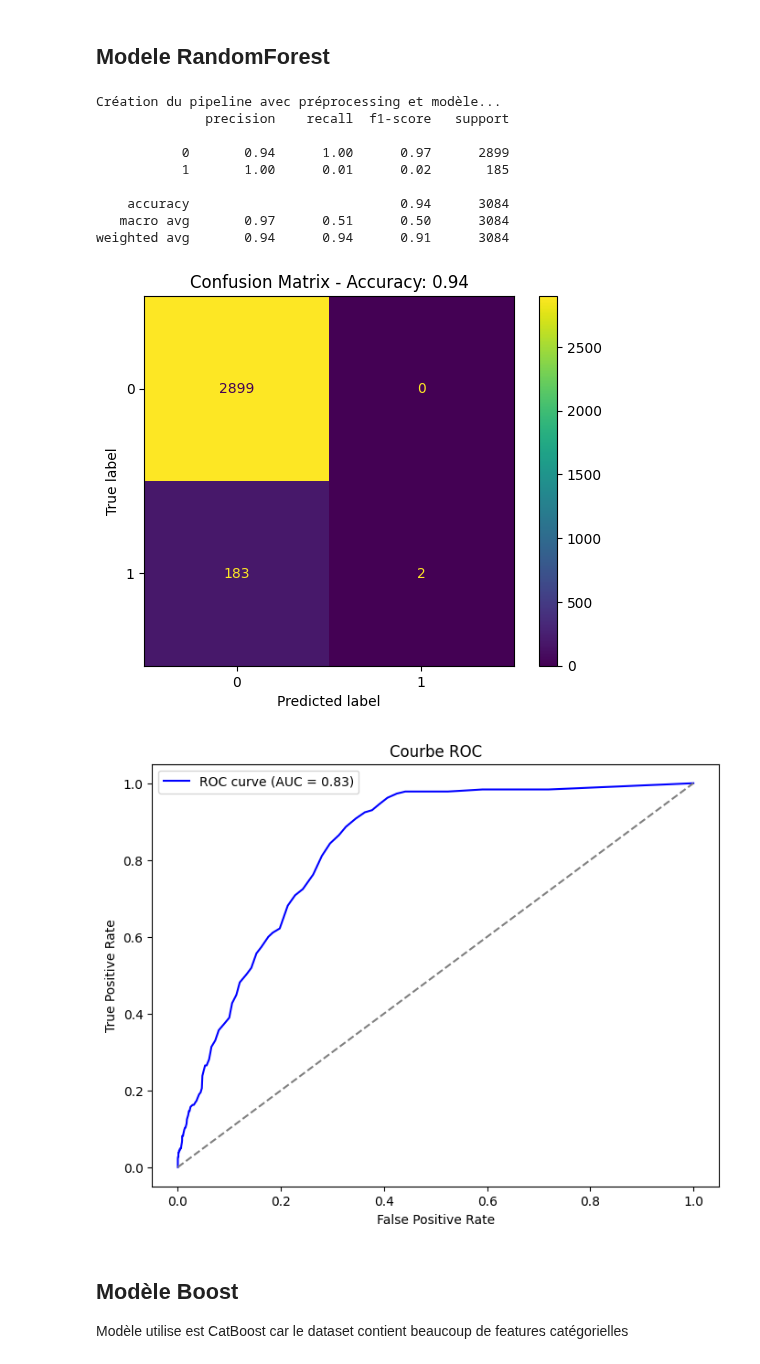
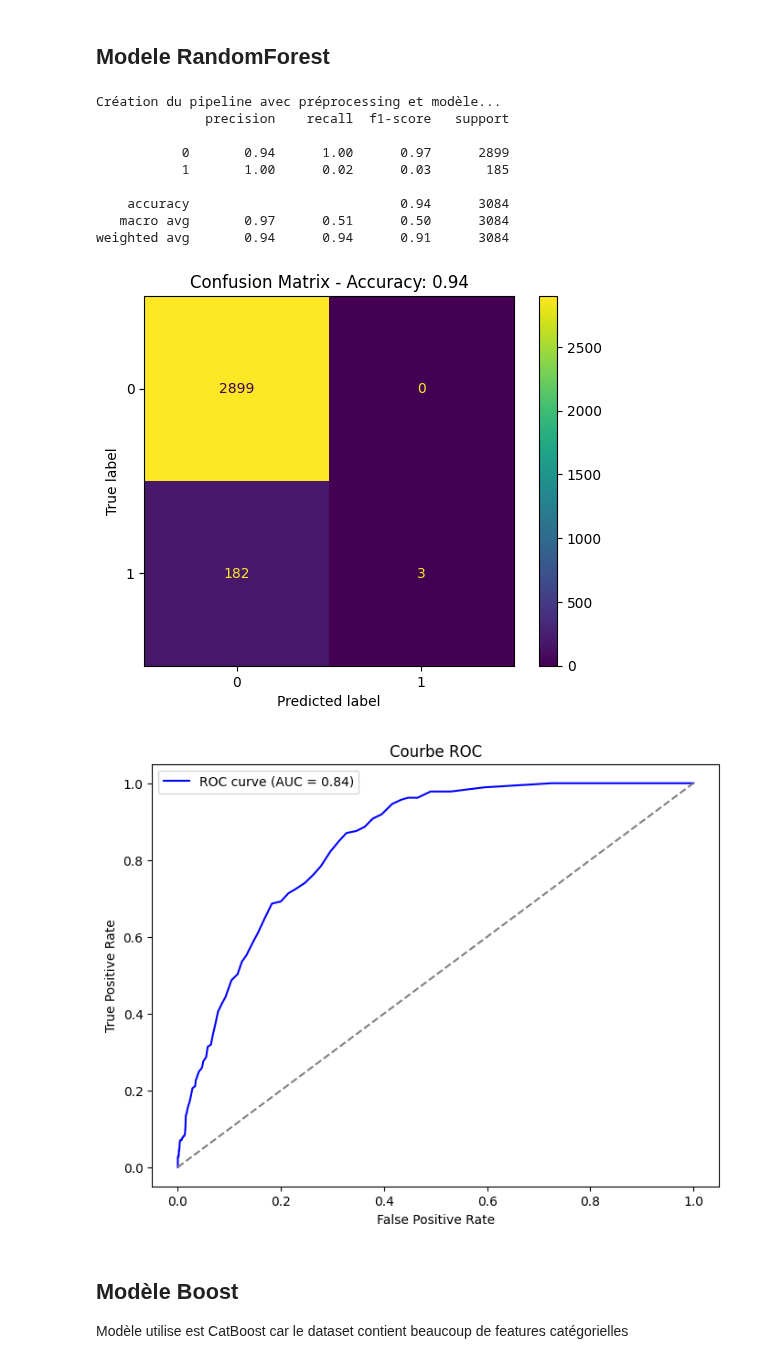
Before and after one commit to djamaliAliBahaBakar/insurance-fraud-detection, a Jupyter notebook: Projet_End_To_End_ML.ipynb, the cells around one changed output. Saved outputs shown, nothing was run; the diff lists cells and outputs as text; code cells hidden in the pictures.

```diff
--- a/Projet_End_To_End_ML.ipynb
+++ b/Projet_End_To_End_ML.ipynb
@@ -305,12 +297,9 @@ cat_colums 24
 # %%
 numeric_columns = ['WeekOfMonth', 'WeekOfMonthClaimed', 'Deductible', 'DriverRating', 'Year']
 age_column = ['Age'] # Imputer special pour age
+make_column = ["Make"]
 categoric_one_hot_columns = ["AccidentArea", "Sex", "MaritalStatus", "Fault", "PolicyType",
-                             "VehicleCategory", "AgentType", "BasePolicy","PoliceReportFiled","WitnessPresent", "Make"]
+                             "VehicleCategory", "AgentType", "BasePolicy","PoliceReportFiled","WitnessPresent"]
 categoric_ordinal_columns = ["NumberOfCars", "VehiclePrice", "Days_Policy_Claim",
                     "Days_Policy_Accident", "PastNumberOfClaims", "AgeOfVehicle",
                     "AgeOfPolicyHolder", "AddressChange_Claim", "Month", "DayOfWeek", "DayOfWeekClaimed", "MonthClaimed", "NumberOfSuppliments"]
-
-print(len(num_colums)+len(categoric_one_hot_columns)+len(categoric_ordinal_columns))
-print(len(categoric_ordinal_columns))
-print(df.shape)
@@ -345,7 +330,7 @@ DayOfWeekClaimed_order= ['0', 'Sunday','Monday','Tuesday', 'Wednesday', 'Thursda
 MonthClaimed_order= ['0', 'Jan', 'Feb', 'Mar','Apr', 'May','Jun','Jul', 'Aug','Sep','Oct', 'Nov','Dec' ]
 NumberOfSuppliments_order = ['none','1 to 2', '3 to 5','more than 5'  ]
 
-ordinal_encoder_pipe = Pipeline([ ('imputer', SimpleImputer(strategy='most_frequent'),
+ordinal_encoder_pipe = Pipeline([ ('imputer', SimpleImputer(strategy='most_frequent')),
                                    ("encoder", OrdinalEncoder(
             categories=[
                 NumberOfCars_order,
@@ -363,8 +348,11 @@ ordinal_encoder_pipe = Pipeline([ ('imputer', SimpleImputer(strategy='most_frequ
                 NumberOfSuppliments_order
             ]
         )
-    ) )
+    )
 ])
+
+# Target encoder
+make_categoric_pipe = Pipeline(steps=[('imputer', SimpleImputer(strategy='most_frequent')),('encoder', TargetEncoder(target_type="auto")) ])
 # %% [markdown]
 ### Utilisation du columnTranformer
 # %%
@@ -374,9 +362,12 @@ preprocessor = ColumnTransformer([
 
     ("age", age_numeric_pipe, age_column),
 
+
     ("onehot", categoric_one_hot_pipe, categoric_one_hot_columns),
 
-    ("ordinale", ordinal_encoder_pipe, categoric_ordinal_columns)
+    ("ordinale", ordinal_encoder_pipe, categoric_ordinal_columns),
+
+    ("make", make_categoric_pipe, make_column)
 ])
 # %% [markdown]
 ## Modèle Baseline
@@ -447,9 +438,13 @@ random_preprocessor = ColumnTransformer([
 
    ("num", Pipeline(steps=[('imputer', SimpleImputer())]), numeric_columns),
 
+   ("age", age_numeric_pipe, age_column),
+
     ("onehot", categoric_one_hot_pipe, categoric_one_hot_columns),
 
-    ("ordinale", ordinal_encoder_pipe, categoric_ordinal_columns)
+    ("ordinale", ordinal_encoder_pipe, categoric_ordinal_columns),
+
+    ("make", make_categoric_pipe, make_column)
 ])
 
 pipeline_random = Pipeline([
@@ -475,35 +470,35 @@ ConfusionMatrixDisplay(confusion_matrix=cm).plot()
 plt.title(f"Confusion Matrix - Accuracy: {acc:.2f}")
 plt.show()
 
 
 # Calcul de la courbe ROC
 fpr, tpr, _ = roc_curve(y_test, y_prob)
 
 # Tracé de la courbe ROC
 plt.figure(figsize=(8,6))
 plt.plot(fpr, tpr, color='blue', label="ROC curve (AUC = {:.2f})".format(roc_auc_score(y_test, y_prob)))
 plt.plot([0, 1], [0, 1], color='grey', linestyle='--')  # Ligne aléatoire
 plt.xlabel("False Positive Rate")
 plt.ylabel("True Positive Rate")
 plt.title("Courbe ROC")
 plt.legend()
 plt.show()
 
 # Ne détecte pratiquement pas les cas de fraude. Car le recall est de 0.01 => Detecte 2 cas de fraude sur 185
 # Donc risque de ne pas retenir ce modèle. Pour les cas de ce type de fraude , c'est probalement très couteux de
 # ne pas detecter les fraudes. Donc un modèle qui detecte mieux les fraudes est préférables dans notre cas.
 # %% [output]
 Création du pipeline avec préprocessing et modèle...
               precision    recall  f1-score   support
 
            0       0.94      1.00      0.97      2899
-           1       1.00      0.01      0.02       185
+           1       1.00      0.02      0.03       185
 
     accuracy                           0.94      3084
    macro avg       0.97      0.51      0.50      3084
 weighted avg       0.94      0.94      0.91      3084
 [figure]
-[figure, old version]
+[figure, new version]
 # %% [markdown]
 ## Modèle Boost
 Modèle utilise est CatBoost car le dataset contient beaucoup de features catégorielles
```
Also changed, not shown: parts of 6 cells of this notebook, 4 other files.
